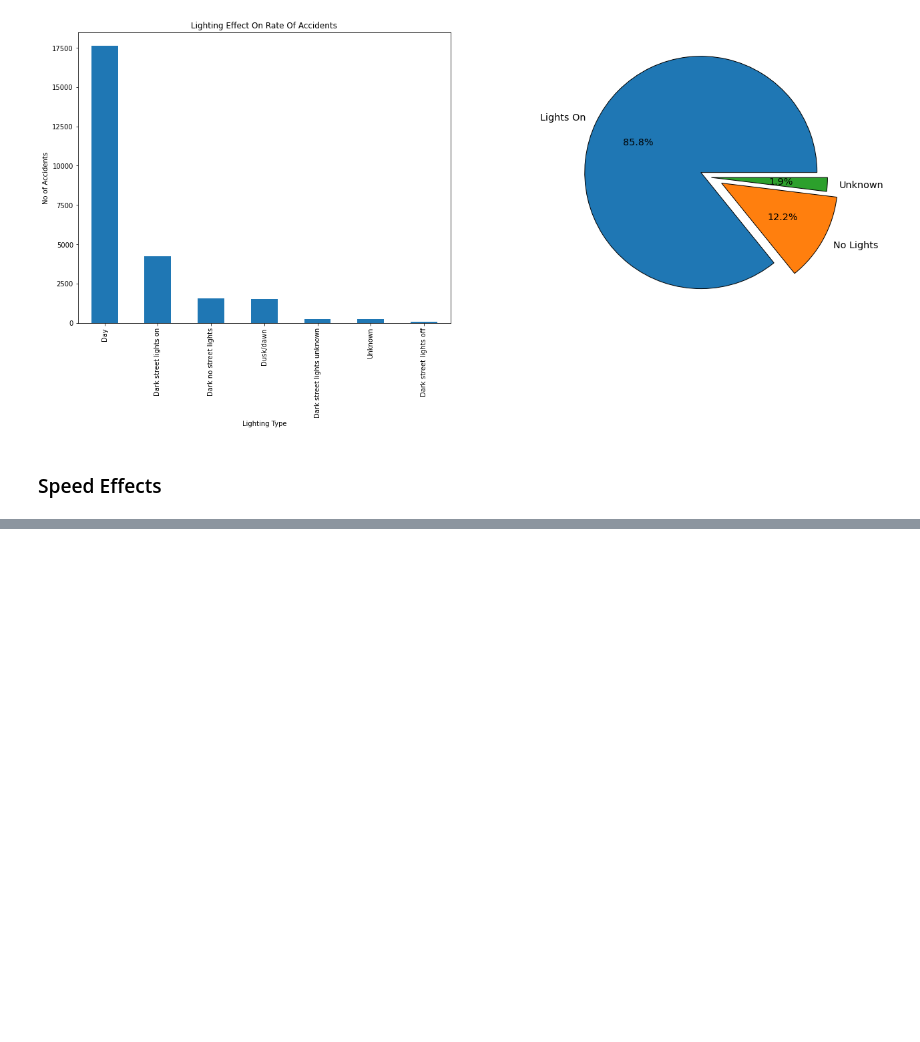
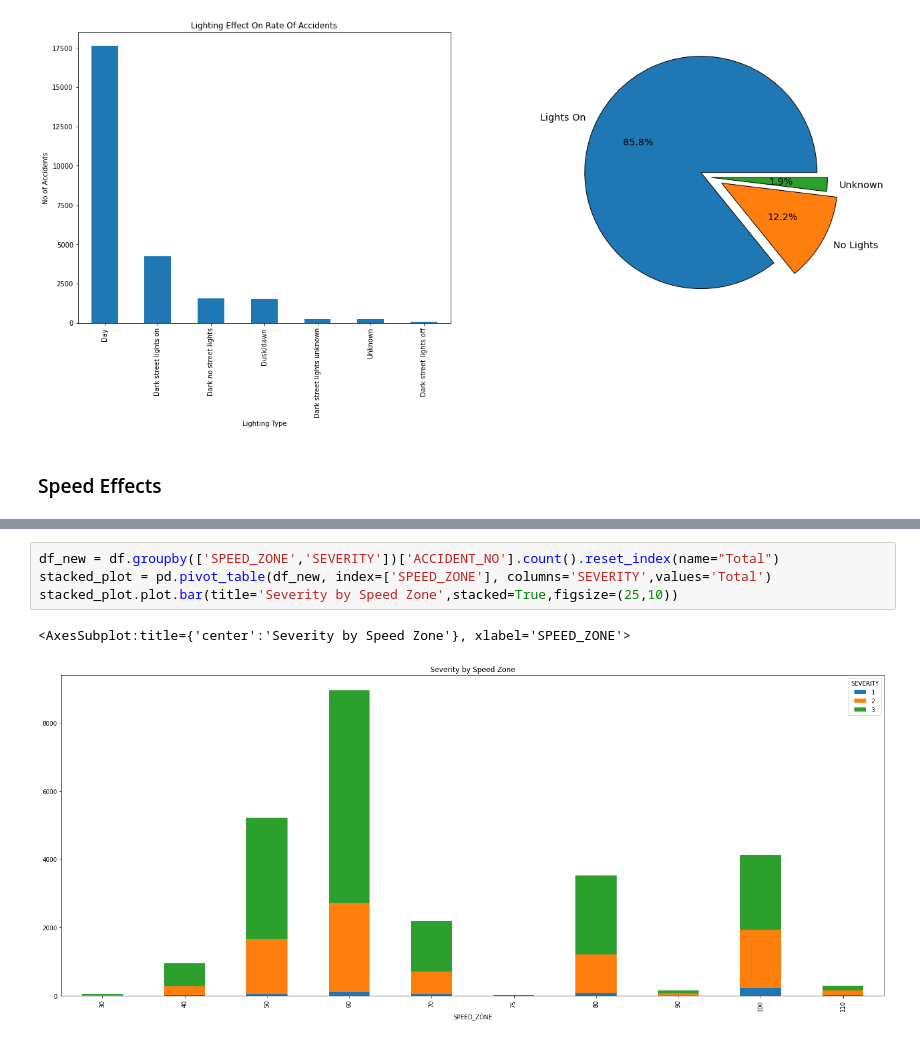
Before and after one commit to parthatulparekh/VIC_Road_Accident, a Jupyter notebook: Road_Accident.ipynb, the cells around one changed output, grey strips where cells are left out. Saved outputs shown, nothing was run; the diff lists cells and outputs as text; blank space fills up the shorter version.

```diff
--- a/Road_Accident.ipynb
+++ b/Road_Accident.ipynb
@@ -179,0 +157,7 @@ plt.show()
+# %%
+df_new = df.groupby(['SPEED_ZONE','SEVERITY'])['ACCIDENT_NO'].count().reset_index(name="Total")
+stacked_plot = pd.pivot_table(df_new, index=['SPEED_ZONE'], columns='SEVERITY',values='Total')
+stacked_plot.plot.bar(title='Severity by Speed Zone',stacked=True,figsize=(25,10))
+# %% [output]
+<AxesSubplot:title={'center':'Severity by Speed Zone'}, xlabel='SPEED_ZONE'>
+[figure, added]
```
Also changed, not shown: parts of 3 cells of this notebook.
